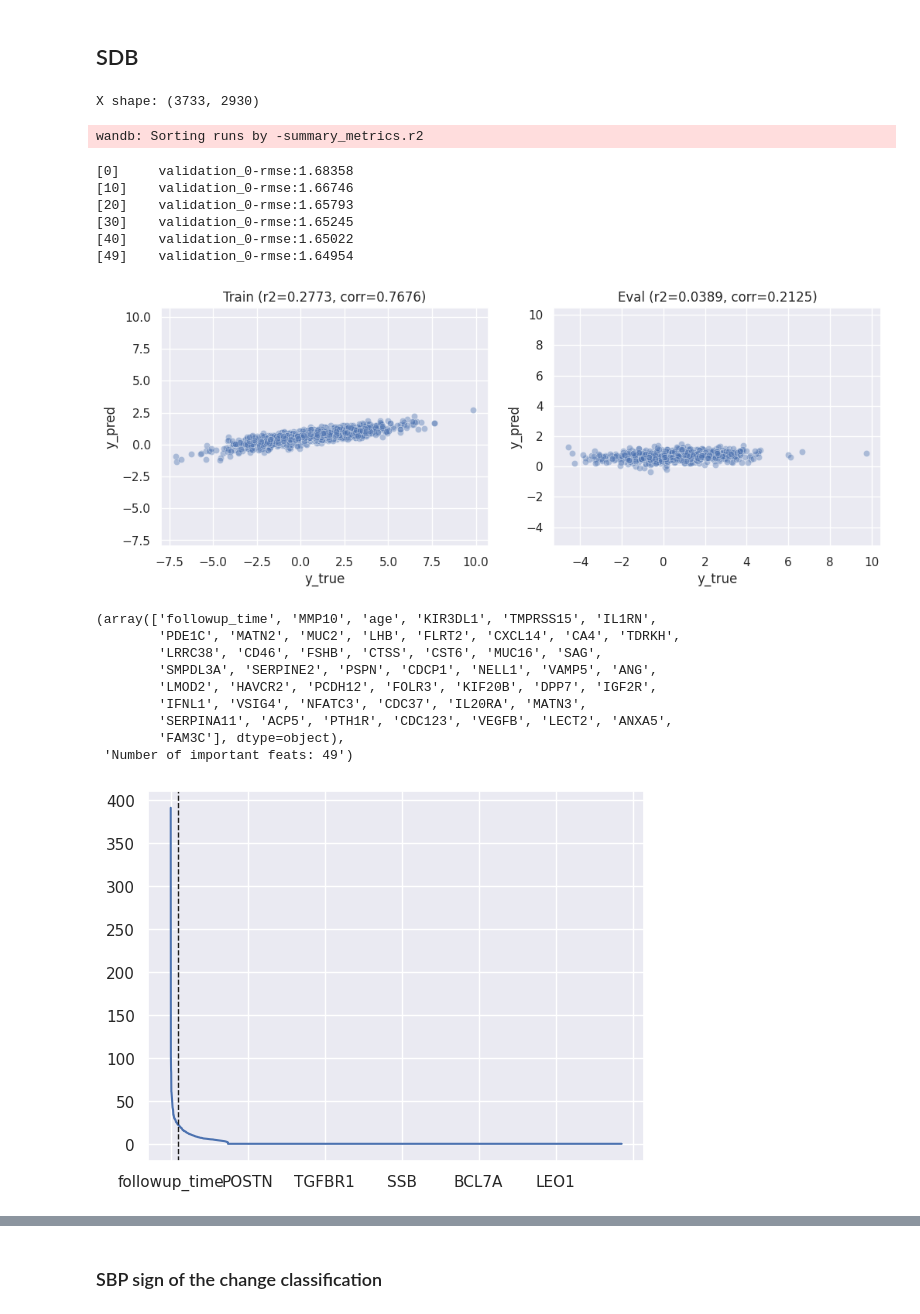
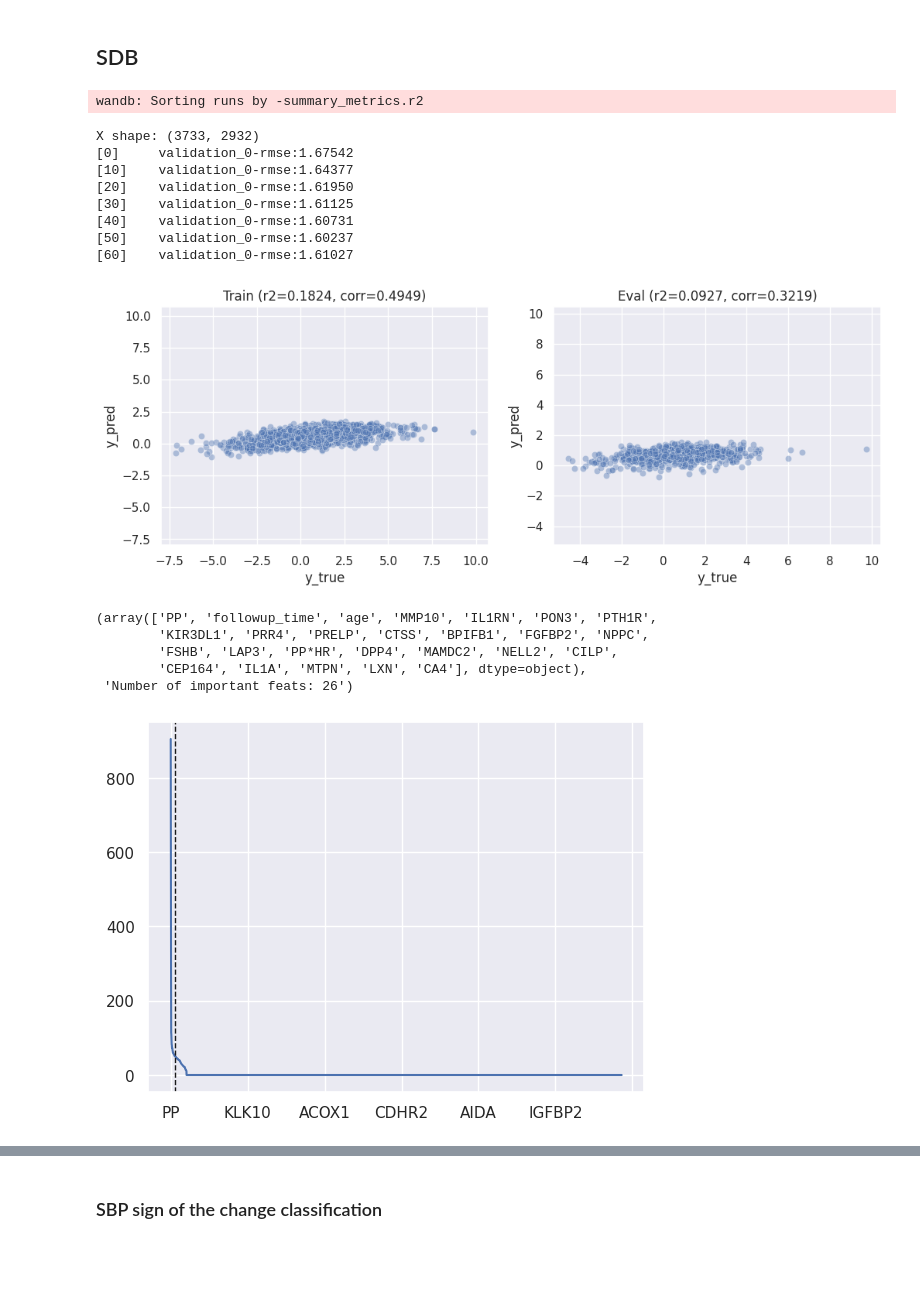
Before and after one commit to ipolharvard/biobank_olink, a Jupyter notebook: notebooks/biomarkers_bp_change.ipynb, the cells around one changed output, grey strips where cells are left out. Saved outputs shown, nothing was run; the diff lists cells and outputs as text; code cells hidden in the pictures; blank space fills up the shorter version.

```diff
--- a/notebooks/biomarkers_bp_change.ipynb
+++ b/notebooks/biomarkers_bp_change.ipynb
@@ -99,7 +99,7 @@ def create_target_at_followups(target) -> pl.DataFrame:
         df_followups
         .filter(pl.col("ins_index") == 0, pl.col(target).is_not_null())
         .rename({target: "target_at_baseline"})
-        .select("eid", "target_at_baseline")
+        .select("eid", "PP", "PP*HR", "target_at_baseline")
     )
     return (
         df_followups
@@ -112,6 +112,8 @@ def create_target_at_followups(target) -> pl.DataFrame:
         .select(
             "eid",
             "followup_time",
+            "PP",
+            "PP*HR",
             target=(pl.col(target) - pl.col("target_at_baseline")) / pl.col("followup_time")
         )
     )
@@ -245,18 +247,19 @@ def get_xy(target) -> tuple[pl.DataFrame, pl.Series]:
 ## SDB
 # %%
 x_sbp, y_sbp = get_xy("SBP")
-best_run  = wandb.Api().sweep("olink_change_sbp/4hemj7zq").best_run(order="r2")
+best_run  = wandb.Api().sweep("olink_change_sbp/j22tre2d").best_run(order="r2")
 model_sbp = eval_xgb(x_sbp, y_sbp, best_run.config)
 # %% [output]
-X shape: (3733, 2930)
+wandb: Sorting runs by -summary_metrics.r2
-wandb: Sorting runs by -summary_metrics.r2
+X shape: (3733, 2932)
+[0]     validation_0-rmse:1.67542
+[10]    validation_0-rmse:1.64377
+[20]    validation_0-rmse:1.61950
+[30]    validation_0-rmse:1.61125
+[40]    validation_0-rmse:1.60731
+[50]    validation_0-rmse:1.60237
+[60]    validation_0-rmse:1.61027
-[0]     validation_0-rmse:1.68358
-[10]    validation_0-rmse:1.66746
-[20]    validation_0-rmse:1.65793
-[30]    validation_0-rmse:1.65245
-[40]    validation_0-rmse:1.65022
-[49]    validation_0-rmse:1.64954
-[figure, old version]
+[figure, new version]
 # %%
 explainer = shap.TreeExplainer(model_sbp)
 shap_values_sbp = explainer(x_sbp)
@@ -264,16 +267,12 @@ imps = shap_to_importance(shap_values_sbp, x_sbp.columns)
 sbp_important_feats = imps[:get_elbow_point(imps)]
 sbp_important_feats.index.values, f"Number of important feats: {len(sbp_important_feats)}"
 # %% [output]
-(array(['followup_time', 'MMP10', 'age', 'KIR3DL1', 'TMPRSS15', 'IL1RN',
-        'PDE1C', 'MATN2', 'MUC2', 'LHB', 'FLRT2', 'CXCL14', 'CA4', 'TDRKH',
-        'LRRC38', 'CD46', 'FSHB', 'CTSS', 'CST6', 'MUC16', 'SAG',
-        'SMPDL3A', 'SERPINE2', 'PSPN', 'CDCP1', 'NELL1', 'VAMP5', 'ANG',
-        'LMOD2', 'HAVCR2', 'PCDH12', 'FOLR3', 'KIF20B', 'DPP7', 'IGF2R',
-        'IFNL1', 'VSIG4', 'NFATC3', 'CDC37', 'IL20RA', 'MATN3',
-        'SERPINA11', 'ACP5', 'PTH1R', 'CDC123', 'VEGFB', 'LECT2', 'ANXA5',
-        'FAM3C'], dtype=object),
- 'Number of important feats: 49')
+(array(['PP', 'followup_time', 'age', 'MMP10', 'IL1RN', 'PON3', 'PTH1R',
+        'KIR3DL1', 'PRR4', 'PRELP', 'CTSS', 'BPIFB1', 'FGFBP2', 'NPPC',
+        'FSHB', 'LAP3', 'PP*HR', 'DPP4', 'MAMDC2', 'NELL2', 'CILP',
+        'CEP164', 'IL1A', 'MTPN', 'LXN', 'CA4'], dtype=object),
+ 'Number of important feats: 26')
-[figure, old version]
+[figure, new version]
 # %%
 shap.summary_plot(shap_values_sbp, x_sbp.to_pandas(),
                   max_display=min(len(sbp_important_feats), MAX_SHAP_FEATS))
```
Also changed, not shown: parts of 20 cells of this notebook.
